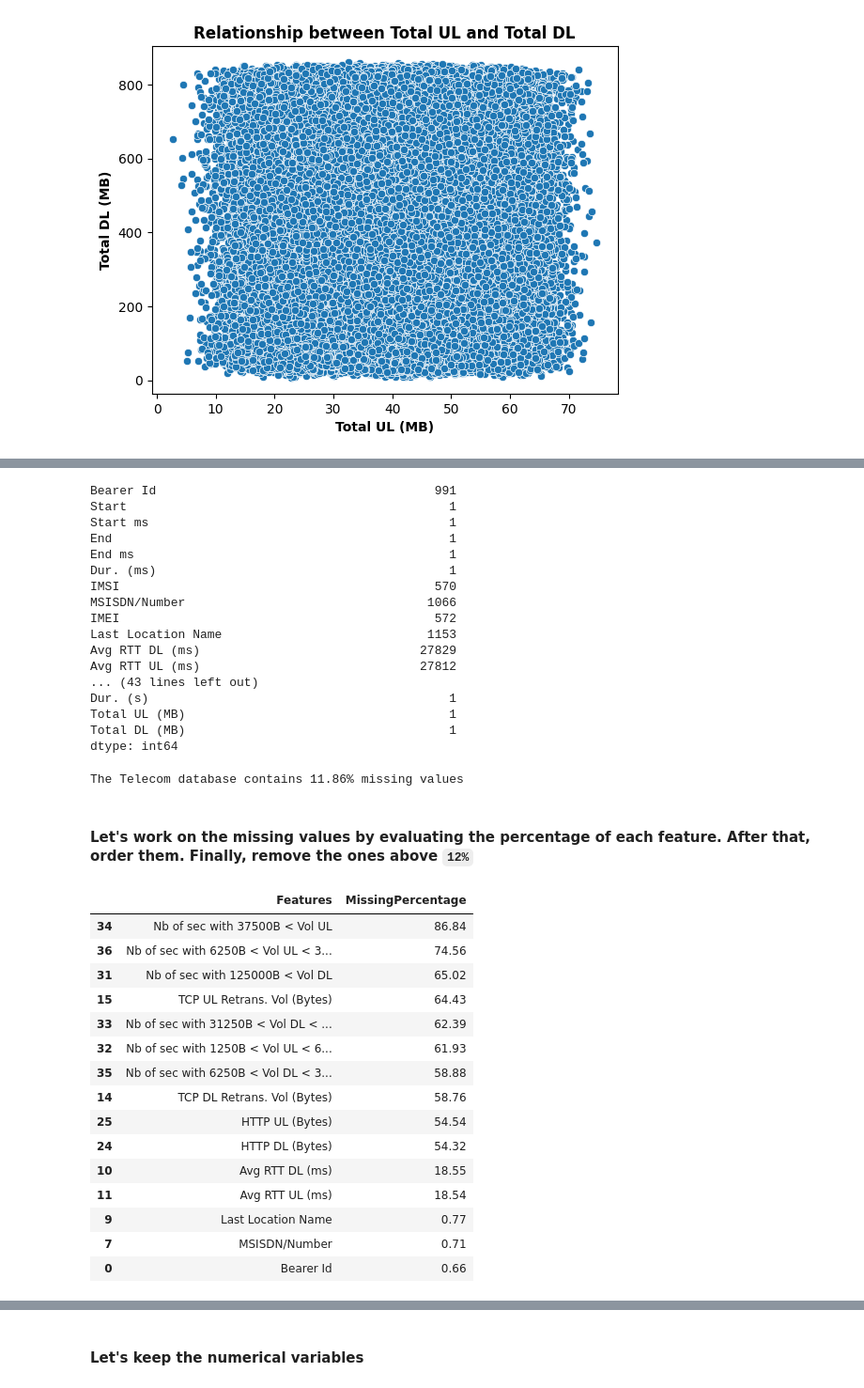
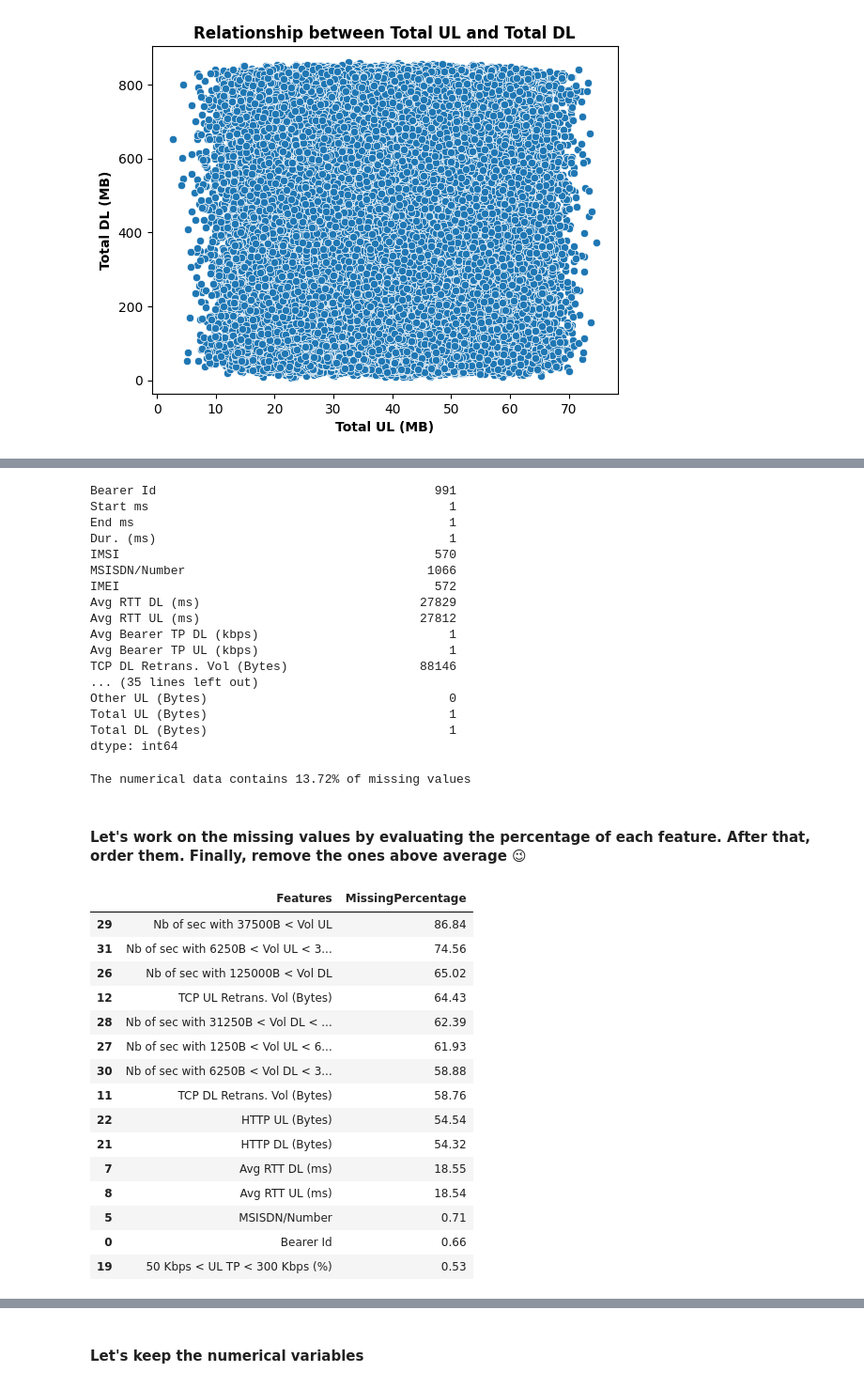
Before and after one commit to Roseco-crs/10Academy_week_1_Telecom_Industry, a Jupyter notebook: code/extract_data.ipynb, the cells around one changed output, grey strips where cells are left out. Shown at 94% size. Cells and saved outputs as stored; diff of their text form; code cells hidden in the pictures.

```diff
--- a/code/extract_data.ipynb
+++ b/code/extract_data.ipynb
@@ -244,22 +300,22 @@ plt.show()
 # %%
-df.isnull().sum()
+df_num.isnull().sum()
 # %% [output]
 Bearer Id                                      991
-Start                                            1
 Start ms                                         1
-End                                              1
 End ms                                           1
 Dur. (ms)                                        1
 IMSI                                           570
 MSISDN/Number                                 1066
 IMEI                                           572
-Last Location Name                            1153
 Avg RTT DL (ms)                              27829
 Avg RTT UL (ms)                              27812
-... (43 lines left out)
-Dur. (s)                                         1
-Total UL (MB)                                    1
-Total DL (MB)                                    1
+Avg Bearer TP DL (kbps)                          1
+Avg Bearer TP UL (kbps)                          1
+TCP DL Retrans. Vol (Bytes)                  88146
+... (35 lines left out)
+Other UL (Bytes)                                 0
+Total UL (Bytes)                                 1
+Total DL (Bytes)                                 1
 dtype: int64
 # %%
 # How many missing values exist or better still what is the % of missing values in the dataset?
@@ -278,37 +334,43 @@ def percent_missing (df):
     #print(f"The Telecom database contains {missingPercentage}% missing values")
     return missingPercentage
 
-print(f"The Telecom database contains {percent_missing (df)}% missing values")
+#print(f"The Telecom database contains {percent_missing (dff)}% of missing values")
+print(f"The numerical data contains {percent_missing (df_num)}% of missing values")
 # %% [output]
-The Telecom database contains 11.86% missing values
+The numerical data contains 13.72% of missing values
 # %% [markdown]
-#### Let's work on the missing values by evaluating the percentage of each feature. After that, order them. Finally, remove the ones above `12%`
+#### Let's work on the missing values by evaluating the percentage of each feature. After that, order them. Finally, remove the ones above average 😉
 # %%
-# converting the columns of our data into a list.
-missing = []
-col = df.columns.tolist()
-# add corresponding feature and missing value percentage into missing[]
-for i in col:
-    missing.append((i, percent_missing(df[i])))
+def missing_value_with_percentage(df):
+    # converting the columns of our data into a list.
+    missing = []
+    col = df.columns.tolist()
+    # add corresponding feature and missing value percentage into missing[]
+    for i in col:
+        missing.append((i, percent_missing(df[i])))
 
-missing_percent = pd.DataFrame(missing, columns = ['Features', 'MissingPercentage'])
-missing_sorted = missing_percent.sort_values(by='MissingPercentage', ascending=False)
-missing_sorted.head(15)
+    missing_percent = pd.DataFrame(missing, columns = ['Features', 'MissingPercentage'])
+    missing_sorted = missing_percent.sort_values(by='MissingPercentage', ascending=False)
+    return missing_sorted
-# %% [output]
-|  | Features | MissingPercentage |
-| 34 | Nb of sec with 37500B < Vol UL | 86.84 |
-| 36 | Nb of sec with 6250B < Vol UL < 3... | 74.56 |
-| 31 | Nb of sec with 125000B < Vol DL | 65.02 |
-| 15 | TCP UL Retrans. Vol (Bytes) | 64.43 |
-| 33 | Nb of sec with 31250B < Vol DL < ... | 62.39 |
-| 32 | Nb of sec with 1250B < Vol UL < 6... | 61.93 |
-| 35 | Nb of sec with 6250B < Vol DL < 3... | 58.88 |
-| 14 | TCP DL Retrans. Vol (Bytes) | 58.76 |
-| 25 | HTTP UL (Bytes) | 54.54 |
-| 24 | HTTP DL (Bytes) | 54.32 |
-| 10 | Avg RTT DL (ms) | 18.55 |
-| 11 | Avg RTT UL (ms) | 18.54 |
-| 9 | Last Location Name | 0.77 |
-| 7 | MSISDN/Number | 0.71 |
-| 0 | Bearer Id | 0.66 |
+# %%
+# Display top 15 missing values
+missing_sorted = missing_value_with_percentage(df_num)
+missing_sorted.head(15)
+# %% [output]
+|  | Features | MissingPercentage |
+| 29 | Nb of sec with 37500B < Vol UL | 86.84 |
+| 31 | Nb of sec with 6250B < Vol UL < 3... | 74.56 |
+| 26 | Nb of sec with 125000B < Vol DL | 65.02 |
+| 12 | TCP UL Retrans. Vol (Bytes) | 64.43 |
+| 28 | Nb of sec with 31250B < Vol DL < ... | 62.39 |
+| 27 | Nb of sec with 1250B < Vol UL < 6... | 61.93 |
+| 30 | Nb of sec with 6250B < Vol DL < 3... | 58.88 |
+| 11 | TCP DL Retrans. Vol (Bytes) | 58.76 |
+| 22 | HTTP UL (Bytes) | 54.54 |
+| 21 | HTTP DL (Bytes) | 54.32 |
+| 7 | Avg RTT DL (ms) | 18.55 |
+| 8 | Avg RTT UL (ms) | 18.54 |
+| 5 | MSISDN/Number | 0.71 |
+| 0 | Bearer Id | 0.66 |
+| 19 | 50 Kbps < UL TP < 300 Kbps (%) | 0.53 |
 # %%
```
Also changed, not shown: parts of 25 cells of this notebook.
